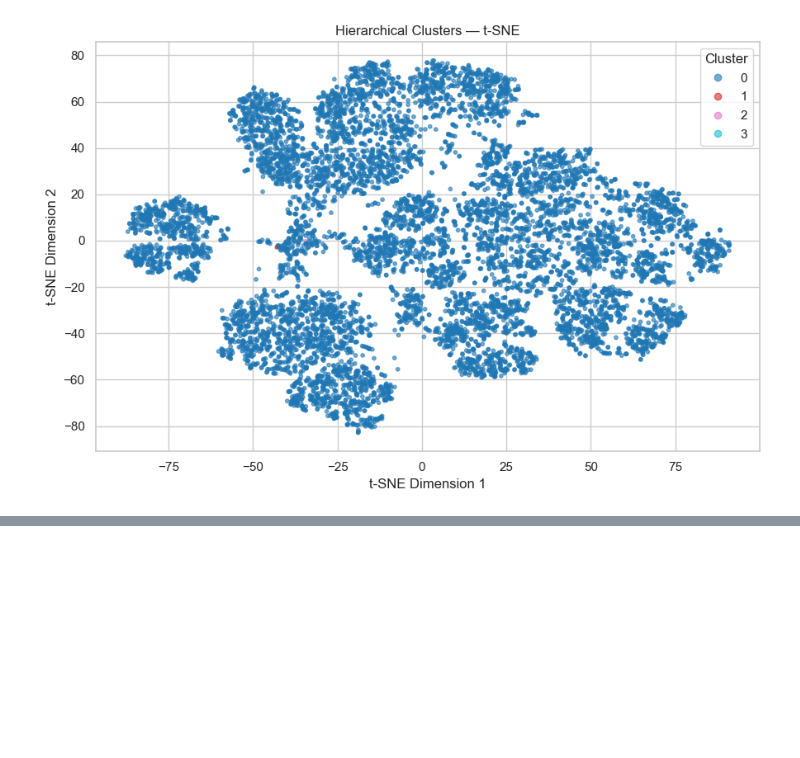
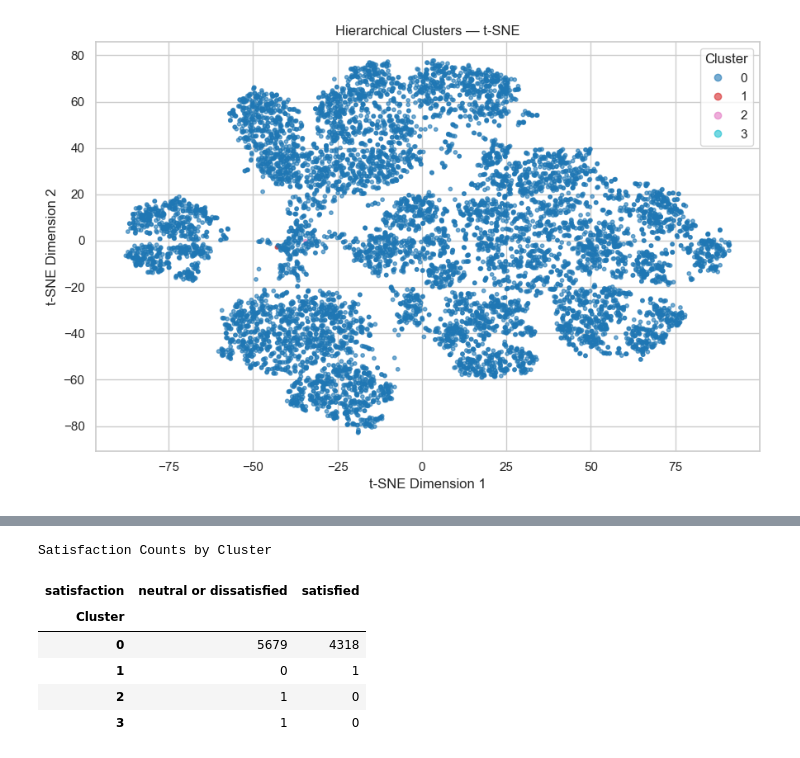
Before and after one commit to Meghana-PV/ml_caseStudy, a Jupyter notebook: notebooks/clustering.ipynb, the cells around one changed output, grey strips where cells are left out. Cells and saved outputs as stored; diff of their text form; code cells hidden in the pictures; blank space fills up the shorter version.

```diff
--- a/notebooks/clustering.ipynb
+++ b/notebooks/clustering.ipynb
@@ -880,0 +921,22 @@ plt.show()
+# %%
+if "satisfaction" in profile_data.columns:
+
+    satisfaction_counts = pd.crosstab(
+        profile_data["Cluster"],
+        profile_data["satisfaction"]
+    )
+
+    print("Satisfaction Counts by Cluster")
+
+    display(satisfaction_counts)
+
+else:
+    print("Satisfaction column not found.")
+# %% [output]
+Satisfaction Counts by Cluster
+| satisfaction | neutral or dissatisfied | satisfied |
+| Cluster |  |  |
+| 0 | 5679 | 4318 |
+| 1 | 0 | 1 |
+| 2 | 1 | 0 |
+| 3 | 1 | 0 |
```
Also changed, not shown: parts of 4 cells of this notebook.
